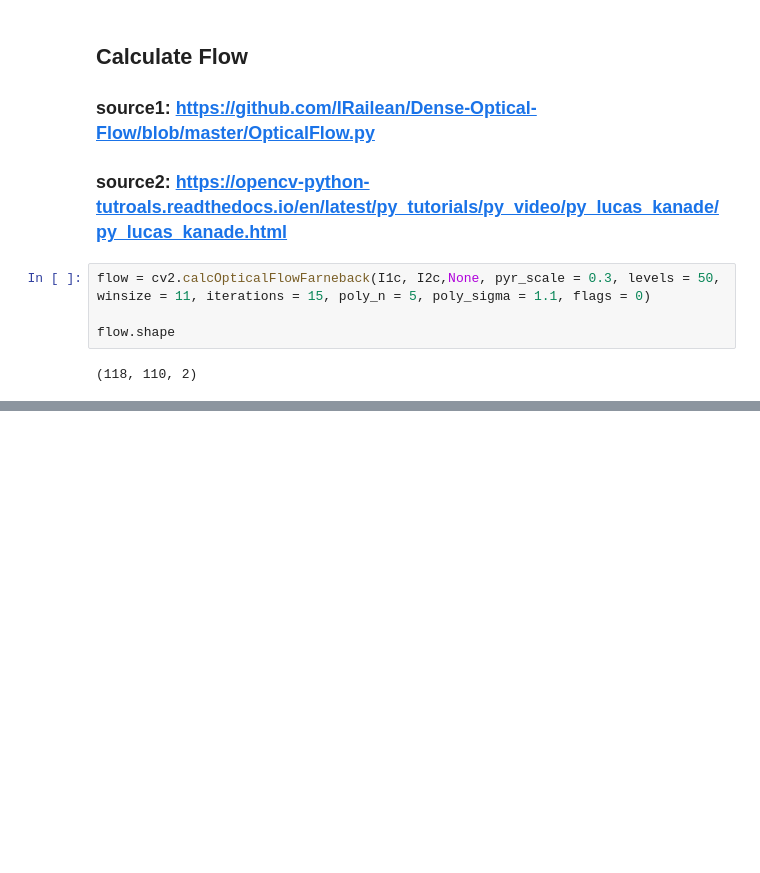
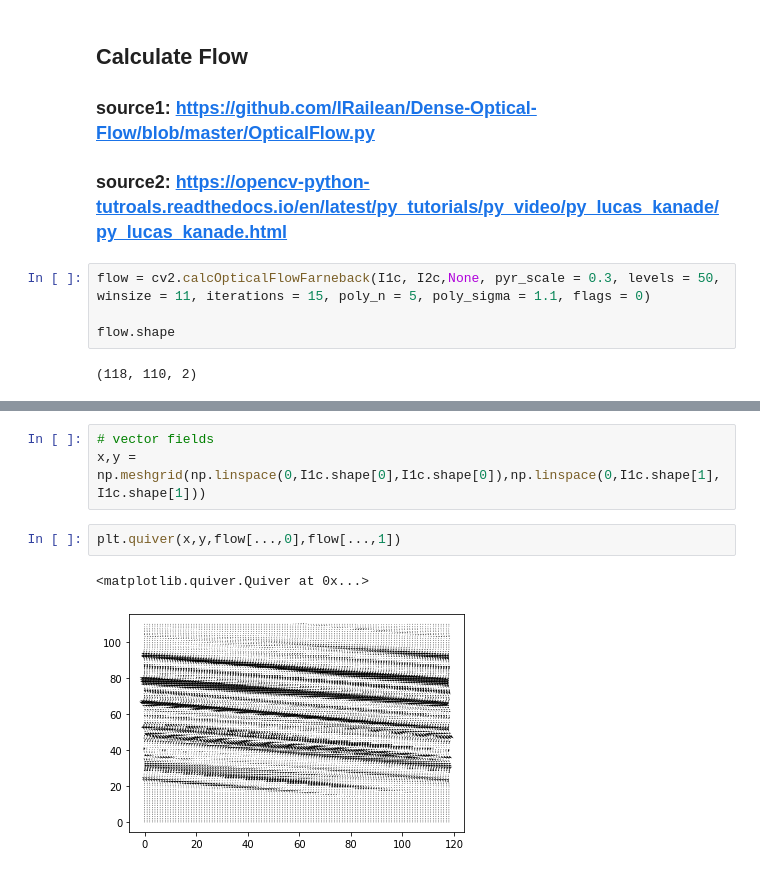
Before and after one commit to Beepul-Bharti/HCM_Project, a Jupyter notebook: DenseOpticalFlow.ipynb, the cells around one changed output, grey strips where cells are left out. Saved outputs shown, nothing was run; the diff lists cells and outputs as text; blank space fills up the shorter version.

```diff
--- a/DenseOpticalFlow.ipynb
+++ b/DenseOpticalFlow.ipynb
@@ -94,0 +103,8 @@ plt.imshow(angle)
+# %%
+# vector fields
+x,y = np.meshgrid(np.linspace(0,I1c.shape[0],I1c.shape[0]),np.linspace(0,I1c.shape[1],I1c.shape[1]))
+# %%
+plt.quiver(x,y,flow[...,0],flow[...,1])
+# %% [output]
+<matplotlib.quiver.Quiver at 0x...>
+[figure, added]
```
Also changed, not shown: parts of 10 cells of this notebook.
